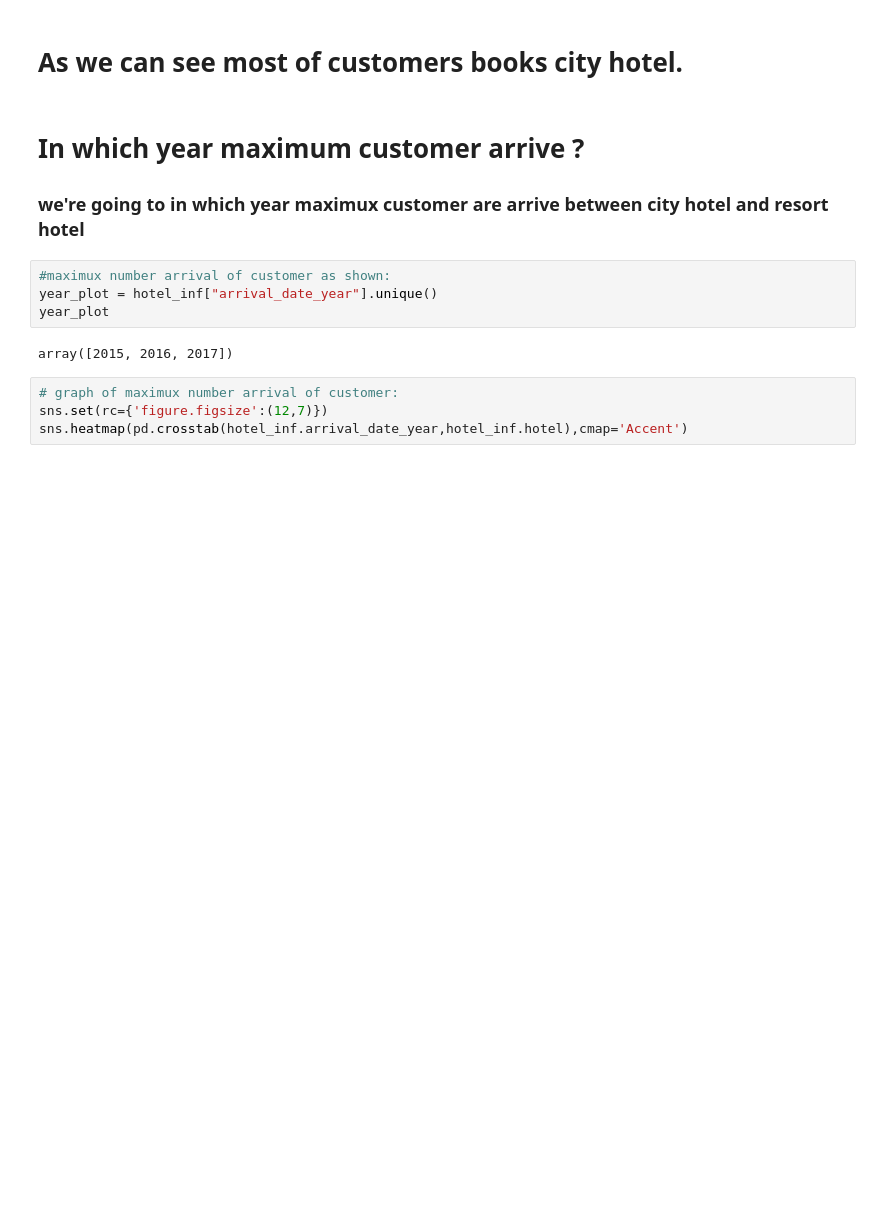
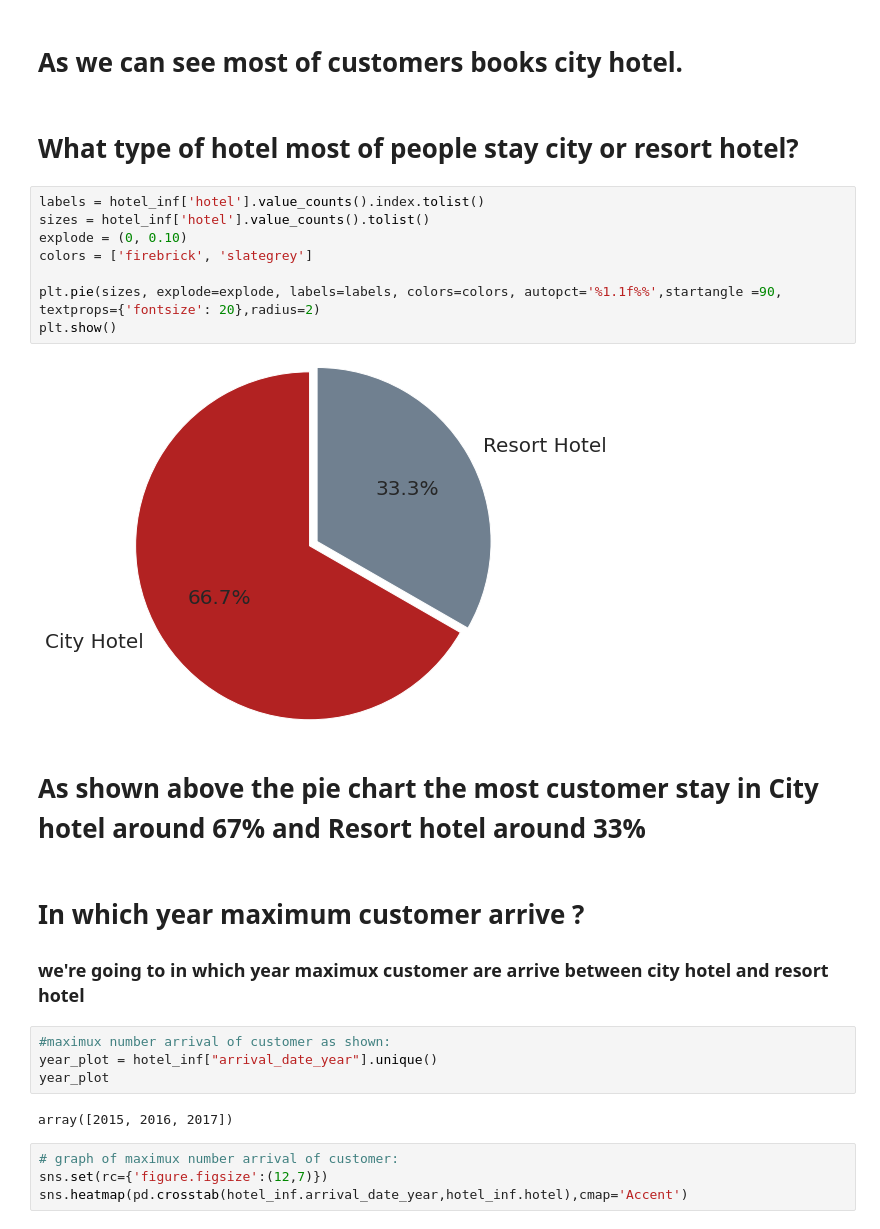
Before and after one commit to anasjy/Hotel-Booking-Analysis, a Jupyter notebook: Hotel_Booking_Analysis_Capstone_project.ipynb, the cells around one changed output. Saved outputs shown, nothing was run; the diff lists cells and outputs as text; blank space fills up the shorter version.

```diff
--- a/Hotel_Booking_Analysis_Capstone_project.ipynb
+++ b/Hotel_Booking_Analysis_Capstone_project.ipynb
@@ -236,5 +273,19 @@ plt.show()
 # %% [markdown]
 # As we can see most of customers books city hotel.
+# %% [markdown]
+# **What type of hotel most of people stay city or resort hotel?**
+# %%
+labels = hotel_inf['hotel'].value_counts().index.tolist()
+sizes = hotel_inf['hotel'].value_counts().tolist()
+explode = (0, 0.10)
+colors = ['firebrick', 'slategrey']
+
+plt.pie(sizes, explode=explode, labels=labels, colors=colors, autopct='%1.1f%%',startangle =90, textprops={'fontsize': 20},radius=2)
+plt.show()
+# %% [output]
+[figure, added]
+# %% [markdown]
+# As shown above the pie chart the most customer stay in City hotel around 67% and Resort hotel around 33%
 # %% [markdown]
 # **In which year maximum customer arrive ?**
 ### we're going to in which year maximux customer are arrive between city hotel and resort hotel
```
Also changed, not shown: parts of 21 cells of this notebook.
